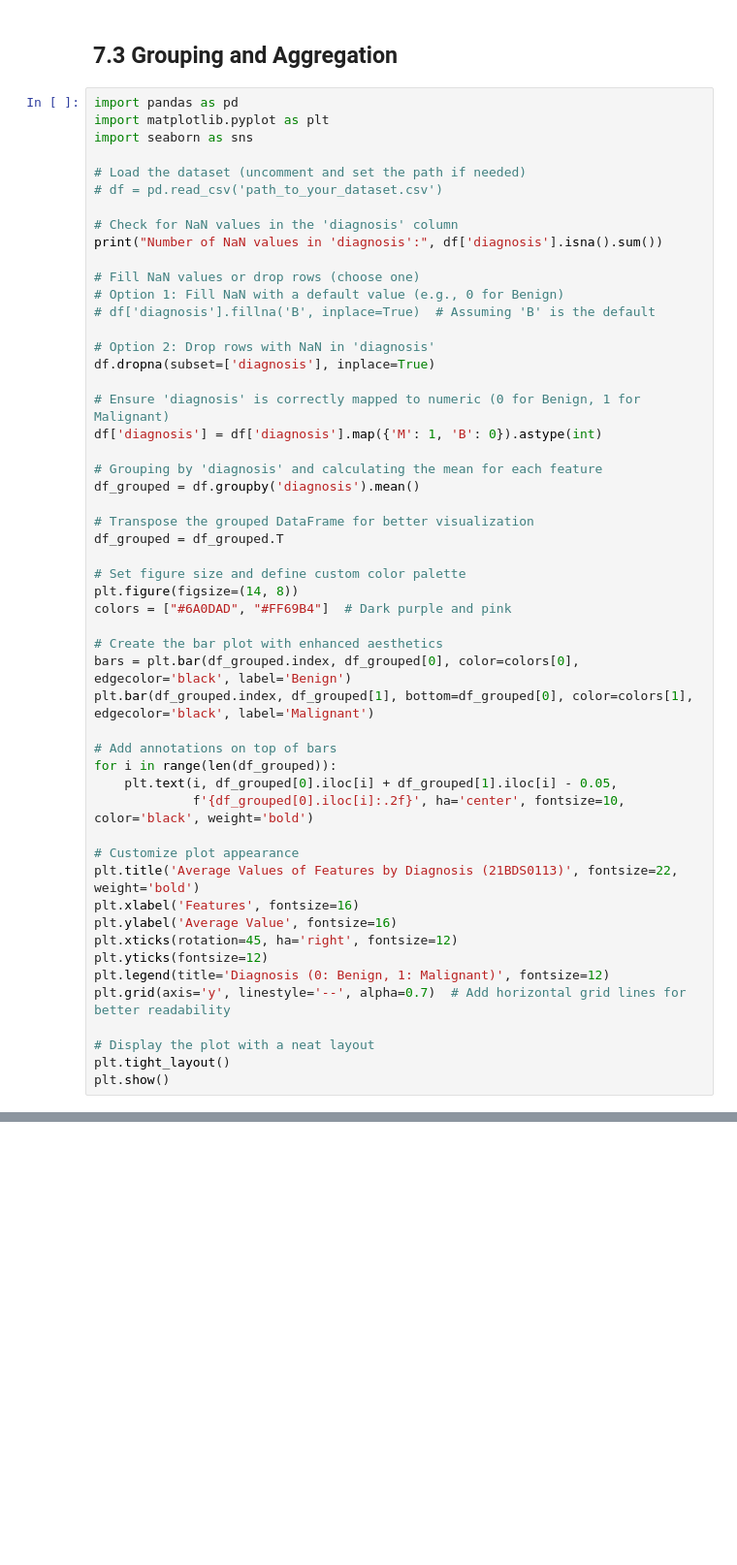
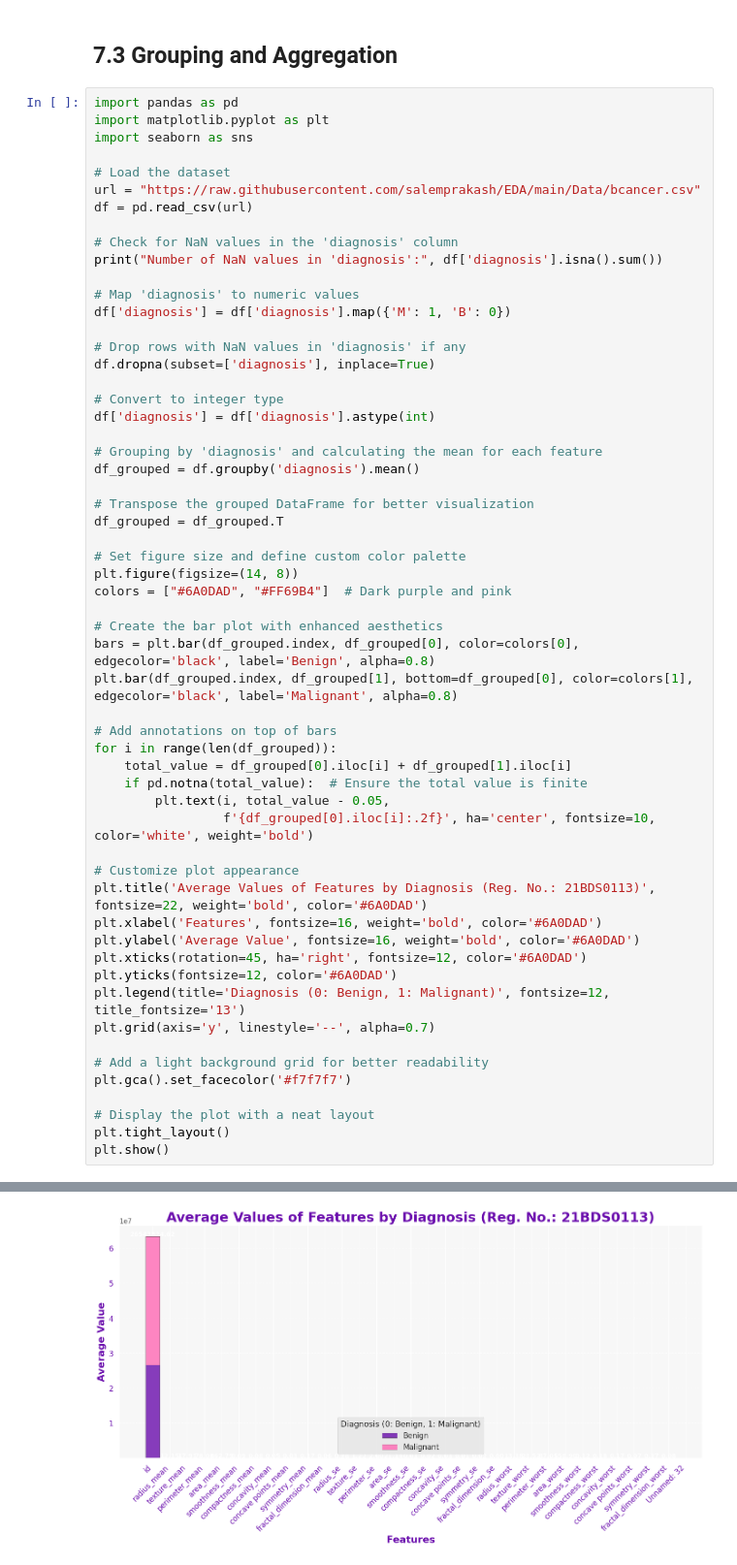
Before and after one commit to tavishijain3/Breast-Cancer-Data-Analysis-and-Prediction, a Jupyter notebook: EDA.ipynb, the cells around one changed output, grey strips where cells are left out. Shown at 97% size. Drawn from its saved outputs; the diff is of its cells as text; blank space fills up the shorter version.

```diff
--- a/EDA.ipynb
+++ b/EDA.ipynb
@@ -440,21 +440,21 @@ import pandas as pd
 import matplotlib.pyplot as plt
 import seaborn as sns
 
-# Load the dataset (uncomment and set the path if needed)
-# df = pd.read_csv('path_to_your_dataset.csv')
+# Load the dataset
+url = "https://raw.githubusercontent.com/salemprakash/EDA/main/Data/bcancer.csv"
+df = pd.read_csv(url)
 
 # Check for NaN values in the 'diagnosis' column
 print("Number of NaN values in 'diagnosis':", df['diagnosis'].isna().sum())
 
-# Fill NaN values or drop rows (choose one)
-# Option 1: Fill NaN with a default value (e.g., 0 for Benign)
-# df['diagnosis'].fillna('B', inplace=True)  # Assuming 'B' is the default
+# Map 'diagnosis' to numeric values
+df['diagnosis'] = df['diagnosis'].map({'M': 1, 'B': 0})
 
-# Option 2: Drop rows with NaN in 'diagnosis'
+# Drop rows with NaN values in 'diagnosis' if any
 df.dropna(subset=['diagnosis'], inplace=True)
 
-# Ensure 'diagnosis' is correctly mapped to numeric (0 for Benign, 1 for Malignant)
-df['diagnosis'] = df['diagnosis'].map({'M': 1, 'B': 0}).astype(int)
+# Convert to integer type
+df['diagnosis'] = df['diagnosis'].astype(int)
 
 # Grouping by 'diagnosis' and calculating the mean for each feature
 df_grouped = df.groupby('diagnosis').mean()
@@ -467,22 +467,27 @@ plt.figure(figsize=(14, 8))
 colors = ["#6A0DAD", "#FF69B4"]  # Dark purple and pink
 
 # Create the bar plot with enhanced aesthetics
-bars = plt.bar(df_grouped.index, df_grouped[0], color=colors[0], edgecolor='black', label='Benign')
-plt.bar(df_grouped.index, df_grouped[1], bottom=df_grouped[0], color=colors[1], edgecolor='black', label='Malignant')
+bars = plt.bar(df_grouped.index, df_grouped[0], color=colors[0], edgecolor='black', label='Benign', alpha=0.8)
+plt.bar(df_grouped.index, df_grouped[1], bottom=df_grouped[0], color=colors[1], edgecolor='black', label='Malignant', alpha=0.8)
 
 # Add annotations on top of bars
 for i in range(len(df_grouped)):
-    plt.text(i, df_grouped[0].iloc[i] + df_grouped[1].iloc[i] - 0.05,
-             f'{df_grouped[0].iloc[i]:.2f}', ha='center', fontsize=10, color='black', weight='bold')
+    total_value = df_grouped[0].iloc[i] + df_grouped[1].iloc[i]
+    if pd.notna(total_value):  # Ensure the total value is finite
+        plt.text(i, total_value - 0.05,
+                 f'{df_grouped[0].iloc[i]:.2f}', ha='center', fontsize=10, color='white', weight='bold')
 
 # Customize plot appearance
-plt.title('Average Values of Features by Diagnosis (21BDS0113)', fontsize=22, weight='bold')
-plt.xlabel('Features', fontsize=16)
-plt.ylabel('Average Value', fontsize=16)
-plt.xticks(rotation=45, ha='right', fontsize=12)
-plt.yticks(fontsize=12)
-plt.legend(title='Diagnosis (0: Benign, 1: Malignant)', fontsize=12)
-plt.grid(axis='y', linestyle='--', alpha=0.7)  # Add horizontal grid lines for better readability
+plt.title('Average Values of Features by Diagnosis (Reg. No.: 21BDS0113)', fontsize=22, weight='bold', color='#6A0DAD')
+plt.xlabel('Features', fontsize=16, weight='bold', color='#6A0DAD')
+plt.ylabel('Average Value', fontsize=16, weight='bold', color='#6A0DAD')
+plt.xticks(rotation=45, ha='right', fontsize=12, color='#6A0DAD')
+plt.yticks(fontsize=12, color='#6A0DAD')
+plt.legend(title='Diagnosis (0: Benign, 1: Malignant)', fontsize=12, title_fontsize='13')
+plt.grid(axis='y', linestyle='--', alpha=0.7)
+
+# Add a light background grid for better readability
+plt.gca().set_facecolor('#f7f7f7')
 
 # Display the plot with a neat layout
 plt.tight_layout()
@@ -492,0 +497 @@ IntCastingNaNError: Cannot convert non-finite values (NA or inf) to integer
+[figure, added]
```
Also changed, not shown: parts of 5 cells of this notebook.
